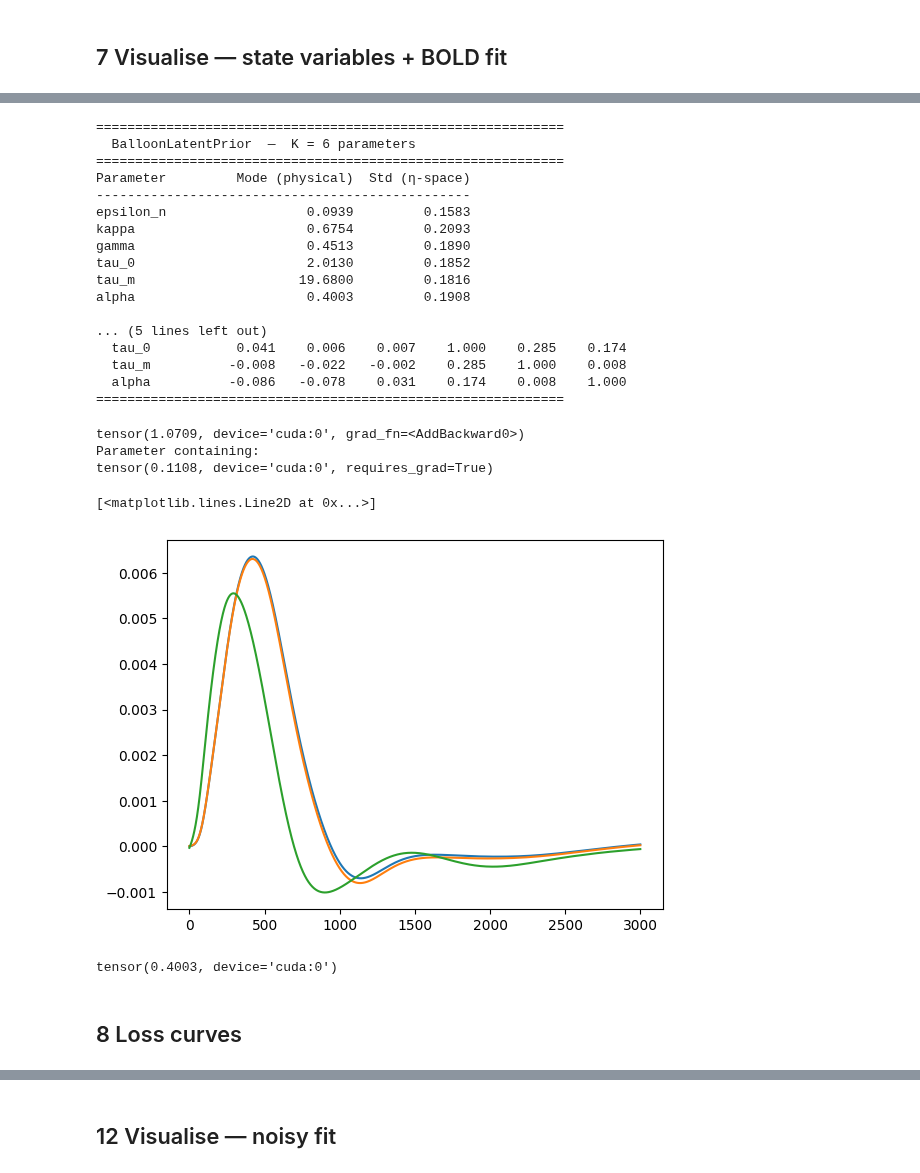
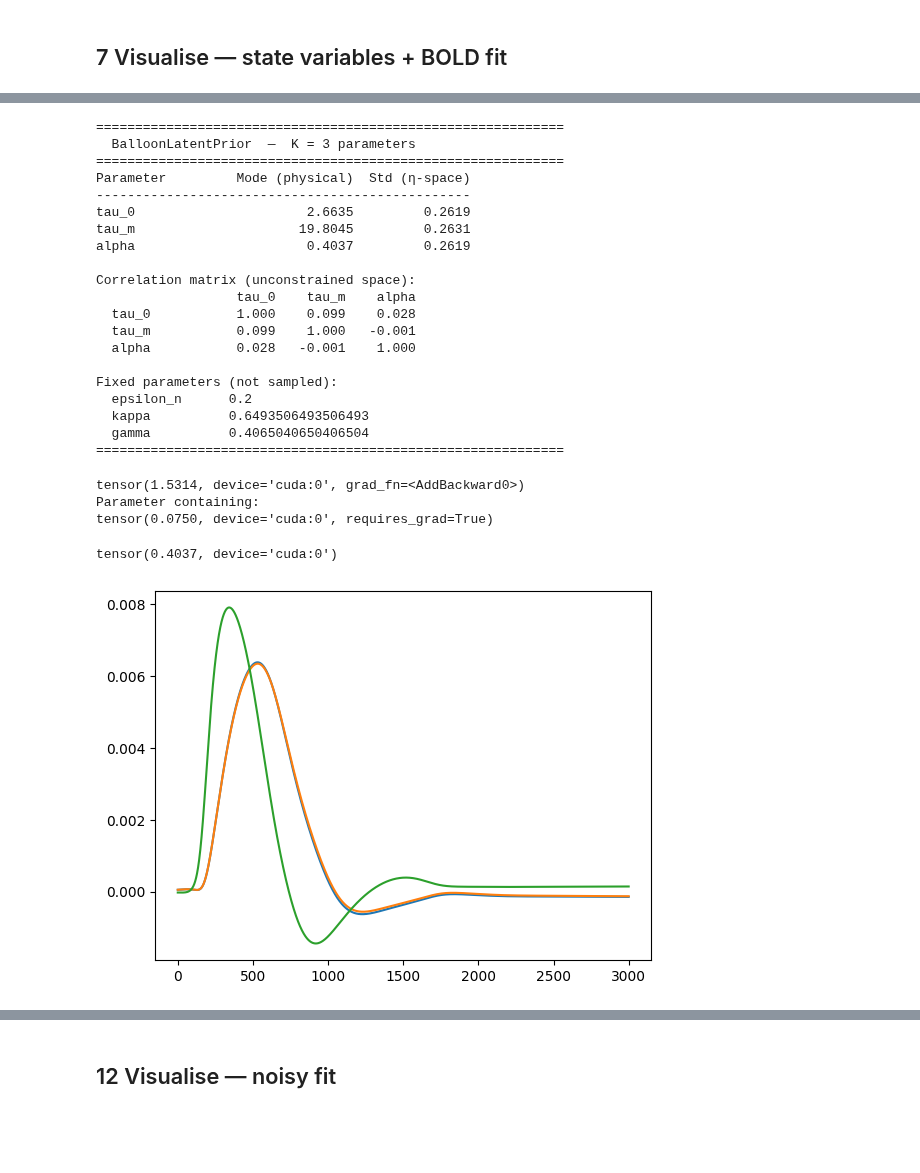
Before and after one commit to RodrigoHache/BalloonLib, a Jupyter notebook: examples/QuickStartELBO.ipynb, the cells around one changed output, grey strips where cells are left out. Cells and saved outputs as stored; diff of their text form; code cells hidden in the pictures; blank space fills up the shorter version.

```diff
--- a/examples/QuickStartELBO.ipynb
+++ b/examples/QuickStartELBO.ipynb
@@ -53,7 +53,7 @@ Sti_Onsets = np.array([22, 42, 79, 99, 134, 163, 191, 209, 236, 269]) - 1  # ons
 
 # ── High-res (0.01 s) impulse used by the PINN
 Impulse = torch.zeros(30).repeat(100)  # 30 s at 100 Hz
-Impulse[5:105] = 1  # stimulus on from 0.05 s to 1.05 s
+Impulse[105:205] = 1  # stimulus on from 0.05 s to 1.05 s
 
 # ── Overall stimulus for BOLD convolution
 Overall_stims, stim_time = experimental_stims(
@@ -260,7 +235,12 @@ from balloonlib import make_ode_prior, BalloonPosterior, elbo_train
 base_balloon_params = {
       "I":          Impulse,           # high-res impulse tensor
    }
-prior     = make_ode_prior(init_log_std=-1.0)
+prior     = make_ode_prior(init_log_std=-1.0,
+                  fixed_params={
+                     'epsilon_n' : 0.2,
+                     'kappa'     : 1/1.54,
+                     'gamma'     : 1/2.46
+                  })
 posterior = BalloonPosterior(prior)
 prior.print_summary()
 # %% [output]
@@ -330,6 +310,10 @@ tensor(0.1108, device='cuda:0', requires_grad=True)
 # %% [markdown]
 ## 7  Visualise — state variables + BOLD fit
 # %%
+# load the best model checkpoint
+best_model_cp = torch.load('./best_model.pth')
+model.load_state_dict(best_model_cp['model_state_dict'])
+
 # Build the normalised time axis that train() used internally
 t = torch.arange(0, Impulse.shape[0]) / Impulse.shape[0]
 t_nn = ((t - t.mean()) / t.std()).view(-1, 1)
@@ -365,4 +349,9 @@ plot_balloon_fitting(
     first_non_zero_index=torch.argmax(Impulse) - 1,
     show_bold_signal=True,
 )
+
+tmp = dict(list(loss_trace_elbo.items())[:5])
+tmp['total'] = loss_trace_elbo['pinn_total']
+tmp['elbo_total'] = loss_trace_elbo['elbo_total']
+plot_trace(tmp , title="Loss — noise-free simulation", step_size=step_size)
 # %% [output]
@@ -372,46 +393,42 @@ posterior = BalloonPosterior(prior)
 prior.print_summary()
 # %% [output]
 ============================================================
-  BalloonLatentPrior  —  K = 6 parameters
+  BalloonLatentPrior  —  K = 3 parameters
 ============================================================
 Parameter         Mode (physical)  Std (η-space)
 ------------------------------------------------
-epsilon_n                  0.0939         0.1583
-kappa                      0.6754         0.2093
-gamma                      0.4513         0.1890
-tau_0                      2.0130         0.1852
-tau_m                     19.6800         0.1816
-alpha                      0.4003         0.1908
+tau_0                      2.6635         0.2619
+tau_m                     19.8045         0.2631
+alpha                      0.4037         0.2619
 
-... (5 lines left out)
-  tau_0           0.041    0.006    0.007    1.000    0.285    0.174
-  tau_m          -0.008   -0.022   -0.002    0.285    1.000    0.008
-  alpha          -0.086   -0.078    0.031    0.174    0.008    1.000
+Correlation matrix (unconstrained space):
+                  tau_0    tau_m    alpha
+  tau_0           1.000    0.099    0.028
+  tau_m           0.099    1.000   -0.001
+  alpha           0.028   -0.001    1.000
+
+Fixed parameters (not sampled):
+  epsilon_n      0.2
+  kappa          0.6493506493506493
+  gamma          0.4065040650406504
 ============================================================
 # %%
 print(model.beta)
 print(model.Davis_M)
 # %% [output]
-tensor(1.0709, device='cuda:0', grad_fn=<AddBackward0>)
+tensor(1.5314, device='cuda:0', grad_fn=<AddBackward0>)
 Parameter containing:
-tensor(0.1108, device='cuda:0', requires_grad=True)
+tensor(0.0750, device='cuda:0', requires_grad=True)
 # %%
 with torch.no_grad():
     idx = posterior.prior.param_names.index("alpha")
     alpha_mean = posterior.prior._transforms[idx](posterior.mu_q[idx])
 
 _,_ = model(t_nn)
 plt.plot(model.predictor().detach().cpu().numpy())
-plt.plot(model.hDavis(volume=True).detach().cpu().numpy())
-plt.plot(model.hDavis(volume=False, params={"alpha": alpha_mean}).detach().cpu().numpy())
-plt.plot(model.hDavis(volume=False, params={"alpha": alpha_mean}).detach().cpu().numpy())
+plt.plot(model.hDavis(volume=True, params={'M':model.Davis_M, 'beta':model.beta}).detach().cpu().numpy())
+plt.plot(model.hDavis(volume=False, params={"alpha": alpha_mean, 'M':model.Davis_M, 'beta':model.beta}).detach().cpu().numpy())
+print(alpha_mean)
 # %% [output]
-[<matplotlib.lines.Line2D at 0x...>]
+tensor(0.4037, device='cuda:0')
-[figure, old version]
+[figure, new version]
-# %%
-model.beta
-alpha_mean
-# %% [output]
-tensor(0.4003, device='cuda:0')
-# %% [markdown]
-## 8  Loss curves
```
Also changed, not shown: parts of 24 cells of this notebook.
